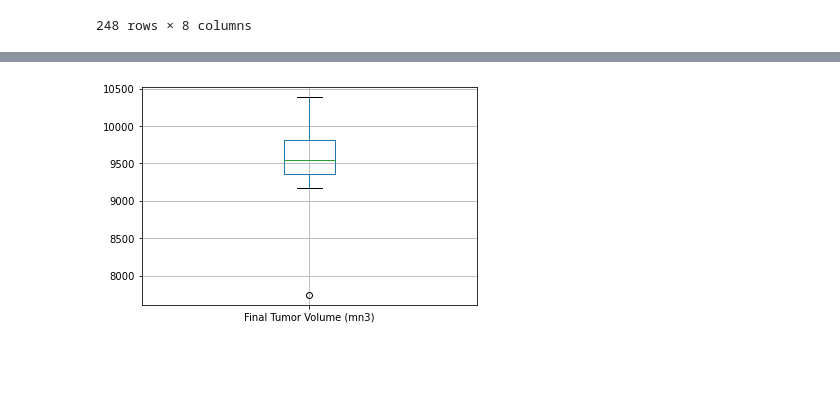
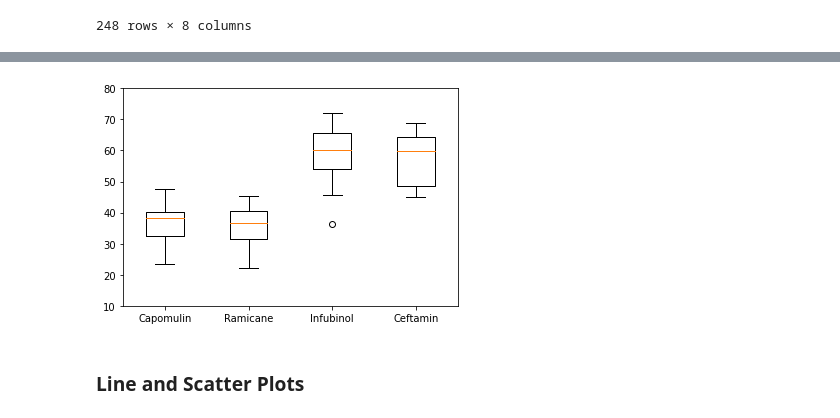
Before and after one commit to leilazintsem/Matplotlib-Challenge, a Jupyter notebook: Pymaceuticals/Main.ipynb, the cells around one changed output, grey strips where cells are left out. Cells and saved outputs as stored; diff of their text form; code cells hidden in the pictures; blank space fills up the shorter version.

Commit message:
found outliers and plot graph

```diff
--- a/Pymaceuticals/Main.ipynb
+++ b/Pymaceuticals/Main.ipynb
@@ -259,5 +259,6 @@ merge_columns
 248 rows × 8 columns
 # %%
 # Put treatments into a list for for loop (and later for plot labels)
-treatments_list = clean_data['Drug Regimen'].unique().tolist()
-drug_list
+
+
+drug_list = ["Capomulin", "Ramicane", "Infubinol", "Ceftamin"]
@@ -275,12 +265,21 @@ drug_list
 # %%
-drug_list = clean_data['Drug Regimen'].unique().tolist()
-grouped_drug = clean_data.groupby(["Drug Regimen"])
-grouped_drug
+# drug_list = clean_data['Drug Regimen'].unique().tolist()
+# grouped_drug = clean_data.groupby(["Drug Regimen"])
+# grouped_drug
 
 # set up lists to hold volume info
-tumor_volume = []
+t_volume = []
 # Loop through the list
 for drugs in drug_list:
-    tumor_volume = grouped_drug['Tumor Volume (mm3)'].sum()
-print(tumor_volume)
+    tumor_volume = merge_columns.loc[merge_columns["Drug Regimen"]== drugs]['Tumor Volume (mm3)']
+    t_volume.append(tumor_volume)
+    #print(drugs, tumor_volume)
+    quartiles = tumor_volume.quantile([.25,.5,.75])
+    lowerq = quartiles[0.25]
+    upperq = quartiles[0.75]
+    iqr = upperq-lowerq
+    lower_bound = lowerq - (1.5*iqr)
+    upper_bound = upperq + (1.5*iqr)
+    outlier = tumor_volume.loc[(tumor_volume<lower_bound)|(tumor_volume>upper_bound)]
+    print(drugs, outlier)
 # %% [output]
@@ -315,5 +291,9 @@ df
-# %%
-df.boxplot()
-plt.show()
-# %% [output]
-[figure, removed]
+# %%
+# Generate a box plot of the final tumor volume of each mouse across four regimens of interest
+plt.boxplot(t_volume, labels= drug_list)
+plt.ylim(10, 80)
+plt.show()
+# %% [output]
+[figure, added]
+# %% [markdown]
+### Line and Scatter Plots
```
Also changed, not shown: parts of 7 cells of this notebook.
